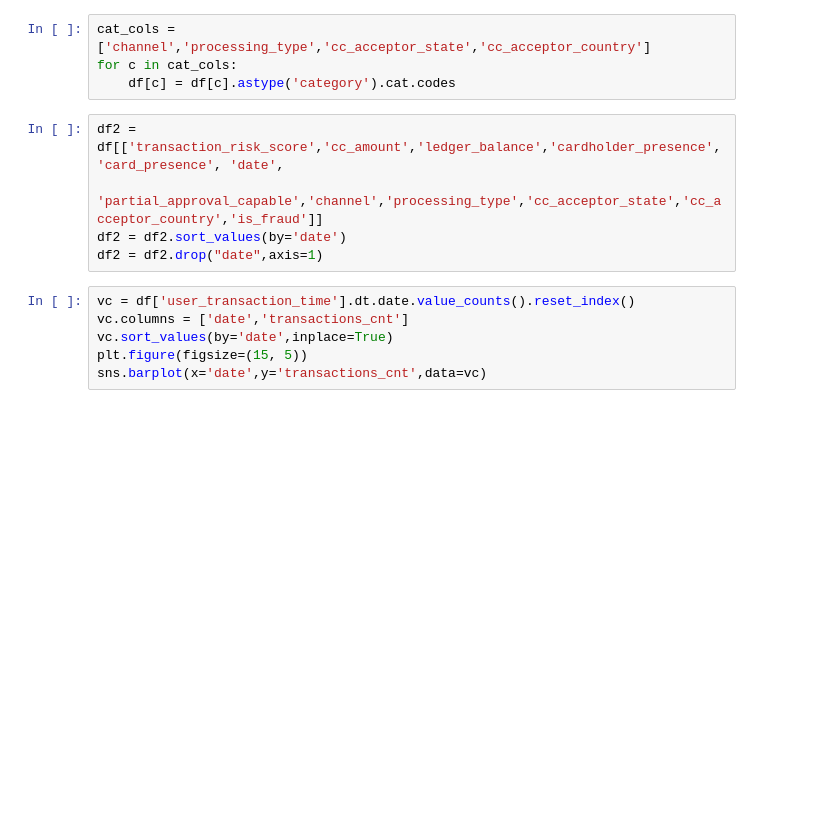
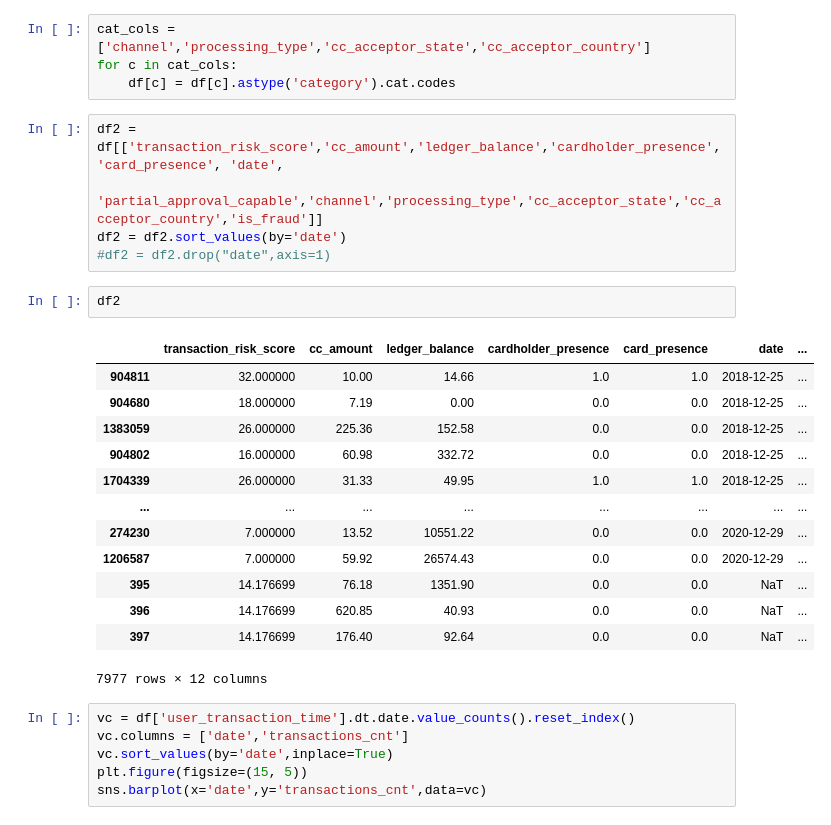
Before and after one commit to hungyichang19980105/Payability-project, a Jupyter notebook: Payability/Frauds.ipynb, the cells around one changed output. Cells and saved outputs as stored; diff of their text form; blank space fills up the shorter version.

```diff
--- a/Payability/Frauds.ipynb
+++ b/Payability/Frauds.ipynb
@@ -131,7 +142,23 @@ for c in cat_cols:
 df2 = df[['transaction_risk_score','cc_amount','ledger_balance','cardholder_presence','card_presence', 'date',
           'partial_approval_capable','channel','processing_type','cc_acceptor_state','cc_acceptor_country','is_fraud']]
 df2 = df2.sort_values(by='date')
-df2 = df2.drop("date",axis=1)
+#df2 = df2.drop("date",axis=1)
+# %%
+df2
+# %% [output]
+|  | transaction_risk_score | cc_amount | ledger_balance | cardholder_presence | card_presence | date | ... |
+| 904811 | 32.000000 | 10.00 | 14.66 | 1.0 | 1.0 | 2018-12-25 | ... |
+| 904680 | 18.000000 | 7.19 | 0.00 | 0.0 | 0.0 | 2018-12-25 | ... |
+| 1383059 | 26.000000 | 225.36 | 152.58 | 0.0 | 0.0 | 2018-12-25 | ... |
+| 904802 | 16.000000 | 60.98 | 332.72 | 0.0 | 0.0 | 2018-12-25 | ... |
+| 1704339 | 26.000000 | 31.33 | 49.95 | 1.0 | 1.0 | 2018-12-25 | ... |
+| ... | ... | ... | ... | ... | ... | ... | ... |
+| 274230 | 7.000000 | 13.52 | 10551.22 | 0.0 | 0.0 | 2020-12-29 | ... |
+| 1206587 | 7.000000 | 59.92 | 26574.43 | 0.0 | 0.0 | 2020-12-29 | ... |
+| 395 | 14.176699 | 76.18 | 1351.90 | 0.0 | 0.0 | NaT | ... |
+| 396 | 14.176699 | 620.85 | 40.93 | 0.0 | 0.0 | NaT | ... |
+| 397 | 14.176699 | 176.40 | 92.64 | 0.0 | 0.0 | NaT | ... |
+7977 rows × 12 columns
 # %%
 vc = df['user_transaction_time'].dt.date.value_counts().reset_index()
 vc.columns = ['date','transactions_cnt']
```
Also changed, not shown: parts of 3 cells of this notebook, 10 other files.
